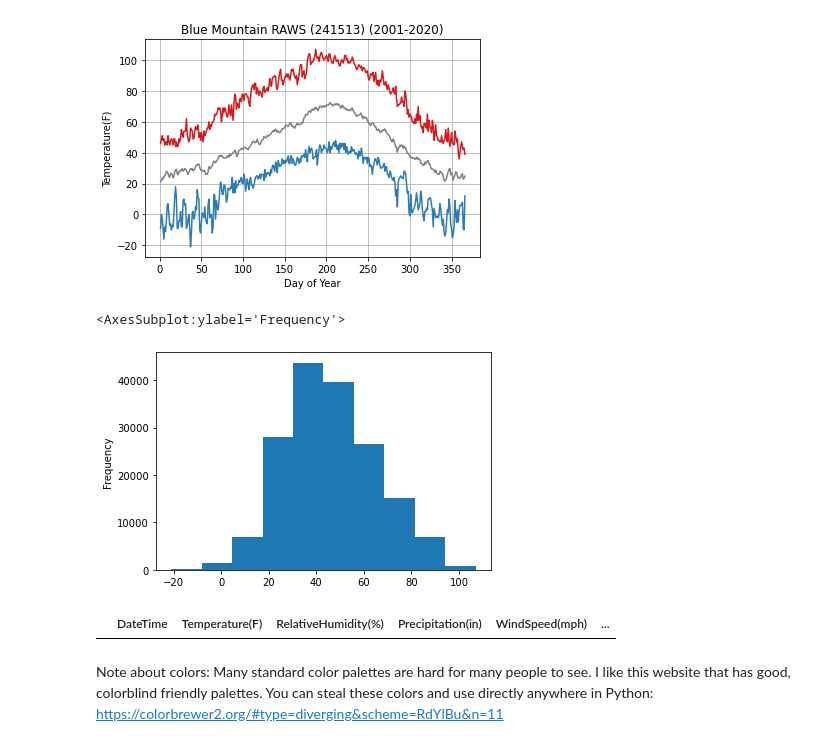
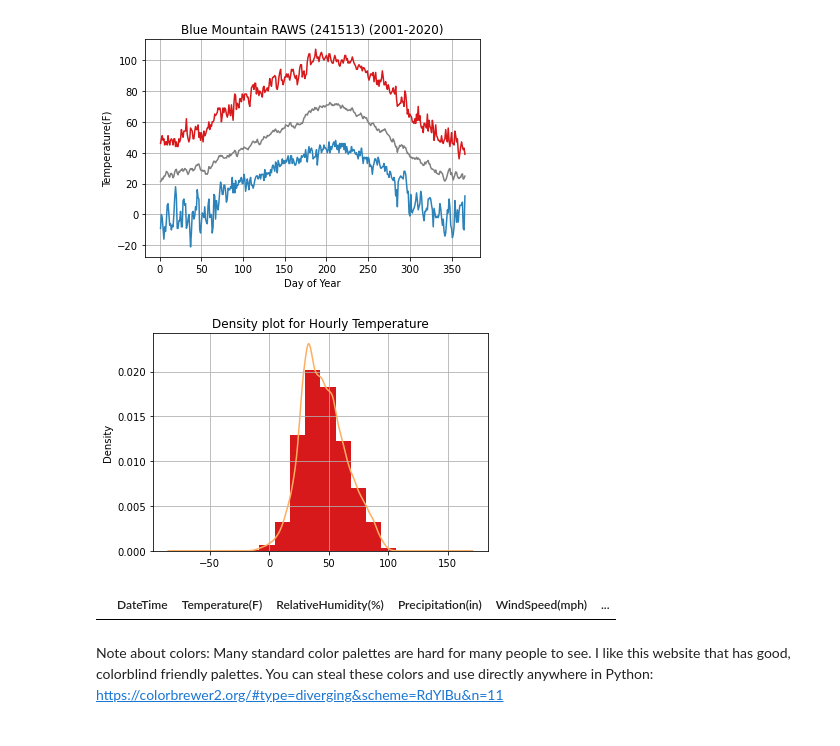
Before and after one commit to wmjolly/NFDRSV4MasterClass, a Jupyter notebook: NFDRSV4-MasterClass.ipynb, the cells around one changed output. Drawn from its saved outputs; the diff is of its cells as text; code cells hidden in the pictures.

```diff
--- a/NFDRSV4-MasterClass.ipynb
+++ b/NFDRSV4-MasterClass.ipynb
@@ -48,15 +60,18 @@ ax.set_title("Blue Mountain RAWS (241513) (2001-2020)")
 plt.grid()
 # %% [output]
 [figure]
-# %%
-fwx['Temperature(F)'].plot.hist()
-# %% [output]
-<AxesSubplot:ylabel='Frequency'>
-[figure, removed]
-# %%
-fwx[fwx['Temperature(F)'] > 110]
-# %% [output]
-|  | DateTime | Temperature(F) | RelativeHumidity(%) | Precipitation(in) | WindSpeed(mph) | ... |
+# %%
+ax = fwx['Temperature(F)'].plot.hist(density=True,color=col1)
+fwx['Temperature(F)'].plot.density(color=col2,ax=ax)
+plt.title('Density plot for Hourly Temperature')
+plt.grid()
+plt.show()
+# %% [output]
+[figure, added]
+# %%
+fwx[fwx['Temperature(F)'] > 110]
+# %% [output]
+|  | DateTime | Temperature(F) | RelativeHumidity(%) | Precipitation(in) | WindSpeed(mph) | ... |
 # %% [markdown]
 Note about colors:  Many standard color palettes are hard for many people to see. I like this website that has good, colorblind friendly palettes.  You can steal these colors and use directly anywhere in Python: https://colorbrewer2.org/#type=diverging&scheme=RdYlBu&n=11
 # %%
```
Also changed, not shown: parts of 10 cells of this notebook.
